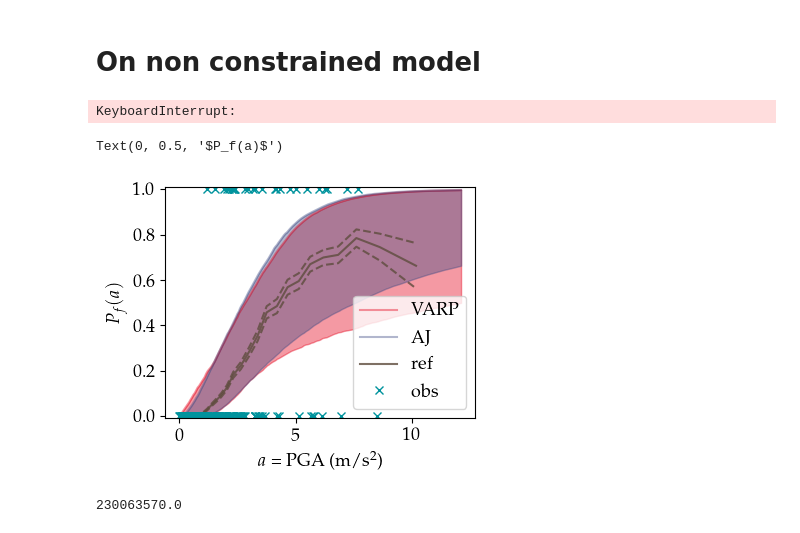
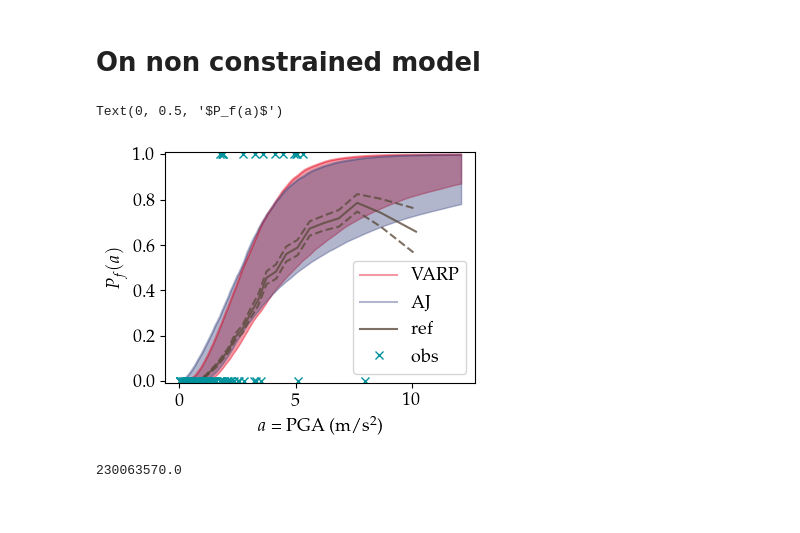
Before and after one commit to vbkantoine/Computo_VA-RP, a Jupyter notebook: frag_est_ASG.ipynb, the cells around one changed output. Saved outputs shown, nothing was run; the diff lists cells and outputs as text; code cells hidden in the pictures.

```diff
--- a/frag_est_ASG.ipynb
+++ b/frag_est_ASG.ipynb
@@ -97,7 +97,3 @@ files_numb = [3,30,31,32,33,34,35,36,37,38]
 def all_aposterioriVARP() :
     for i in files_numb:
         aposteriori_VARP(i)
-# %%
-all_aposterioriVARP()
-# %% [output]
-KeyboardInterrupt:
@@ -114,10 +113,10 @@ num_clust = 25
 ref._compute_empirical_curves(num_clust)
 ref._compute_MC_data_tab()
 
-numb_file= 31
-N = 50
+numb_file= 38 # 31
+N = 80
 
-file_VARP = os.path.join(base_dir, r'SUR_alpha_impact/run_AJ/model_noSUR_VARP_{}'.format(numb_file))
+file_VARP = os.path.join(base_dir, r'SUR_alpha_impact/run_AJ/3model_noSUR_VARP_{}'.format(numb_file))
 file_J = os.path.join(base_dir, r'SUR_alpha_impact/run_AJ/model_noSUR_J_{}'.format(numb_file))
 
 
@@ -125,37 +124,71 @@ def compute_frags_cred(theta) :
     curves = 1/2 + 1/2*spc.erf( (np.log(data.a_tab)[None] - np.log(theta[:,None,0]))/theta[:,None,1] )
     q1 = np.quantile(curves, 1-0.05/2, axis=0)
     q2 = np.quantile(curves, 0.05/2, axis=0)
     return q1,q2
 
 model_J = pickle.load(open(file_J, 'rb'))
 model_VARP = pickle.load(open(file_VARP, 'rb'))
 
 fig = plt.figure(figsize=(4,3))
 ax = fig.add_subplot()
-q1,q2 = compute_frags_cred(model_VARP['logs']['post'][50])
+q1,q2 = compute_frags_cred(model_VARP['logs']['post'][N])
 ax.fill_between(data.a_tab, q1, q2, color='#E50019', alpha=0.4)
 ax.plot(data.a_tab, q1, color='#E50019', alpha=0.4, label='VARP')
 
 
-q1,q2 = compute_frags_cred(model_J['logs']['post'][50])
+q1,q2 = compute_frags_cred(model_J['logs']['post'][N])
 ax.fill_between(data.a_tab, q1, q2, color='#3E4A83', alpha=0.4)
 ax.plot(data.a_tab, q1, color='#3E4A83', alpha=0.4, label='AJ')
 
+# plt.figure(figsize=(5, 3))
+# plt.plot(range_MI, MI, '-', color=rougeCEA)
+# plt.plot(range_MI, MI, '*', color=rougeCEA)
+# # for i in range(len(range_MI)):
+# #     plt.plot([range_MI[i], range_MI[i]], [lower_MI[i], upper_MI[i]], color='black')
+# plt.plot(range_MI, upper_MI, '-', color='lightgrey')
+# plt.plot(range_MI, lower_MI, '-', color='lightgrey')
+# plt.fill_between(range_MI, lower_MI, upper_MI, color='lightgrey', alpha=0.5)
+# plt.xlabel(r"Epochs")
+# plt.ylabel(r"Generalized mutual information")
+# plt.grid()
+# #plt.yscale('log')
+# plt.tight_layout()
+# plt.show()
 
+
+# plt.figure(figsize=(5, 4))
+# plt.hist(theta_sample_init[:,1], density=True, bins="rice", color="red", label=r"Initial prior in $\beta$", alpha=0.4)
+# plt.hist(remove_nan_and_inf(theta_sample_prior[:,1]), density=True, bins="rice", label=r"Fitted prior", alpha=0.4)
+
+
+
+
+
+# target_w1 = lambda w1: np.linalg.norm(w1, axis=-1)-1
+# target_b1 = lambda b1: np.abs(b1)
+# target_w2_1 = lambda w2: np.max(1/w2 -1e10*(w2>0), axis=-1)
+# target_w2_2 = lambda w2: np.min(1/w2 +1e10*(w2<0), axis=-1)
+# plt.figure(figsize=(5, 4))
+# plt.plot(range_MI, target_w1(np.array(Constr.keep_params['w1']).squeeze()), label=r'$\|w_1\|_2-1$')
+# plt.plot(range_MI, target_b1(Constr.keep_params['b1']), label=r'$|b_1|$')
+# plt.plot(range_MI, target_w2_1(np.array(Constr.keep_params['w2']).squeeze()), label=r'$\max(w_2^{-1}<0)$')
+# plt.plot(range_MI, target_w2_2(np.array(Constr.keep_params['w2']).squeeze()), label=r'$\min(w_2^{-1}>0)$')
+
+# plt.legend()
 
 ax.plot(ref.a_tab_MC, ref.curve_MC, color='#5E4C3D', alpha=0.8, label='ref')
 ax.plot(ref.a_tab_MC, ref.curve_MC-ref.curve_MC_var, '--', color='#5E4C3D', alpha=0.8)
 ax.plot(ref.a_tab_MC, ref.curve_MC+ref.curve_MC_var, '--', color='#5E4C3D', alpha=0.8)
 
-ax.plot(model_J['A'].squeeze(), model_J['S'].squeeze(), 'x', color='#00939D', label='obs')
+ax.plot(model_J['A'].squeeze()[:N], model_J['S'].squeeze()[:N], 'x', color='#00939D', label='obs')
 
 ax.legend()
 ax.set_ylim(-0.01, 1.01)
 ax.set_xlabel(r'$a$ = PGA (m/s$^2$)')
 ax.set_ylabel(r'$P_f(a)$')
 # %% [output]
 Text(0, 0.5, '$P_f(a)$')
-[figure, old version]
+[figure, new version]
 # %%
 np.array(list(model_VARP['logs']['post'].values())).max()
 # %% [output]
```
Also changed, not shown: parts of 6 cells of this notebook, 15 other files.
